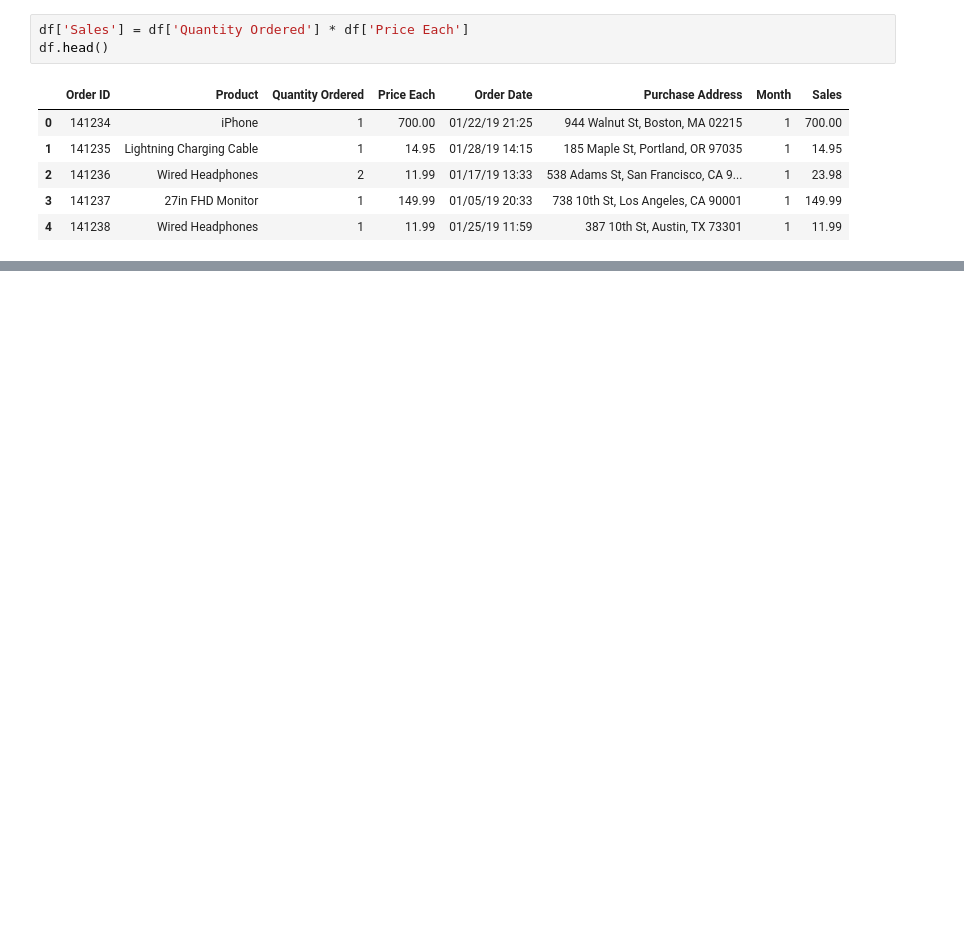
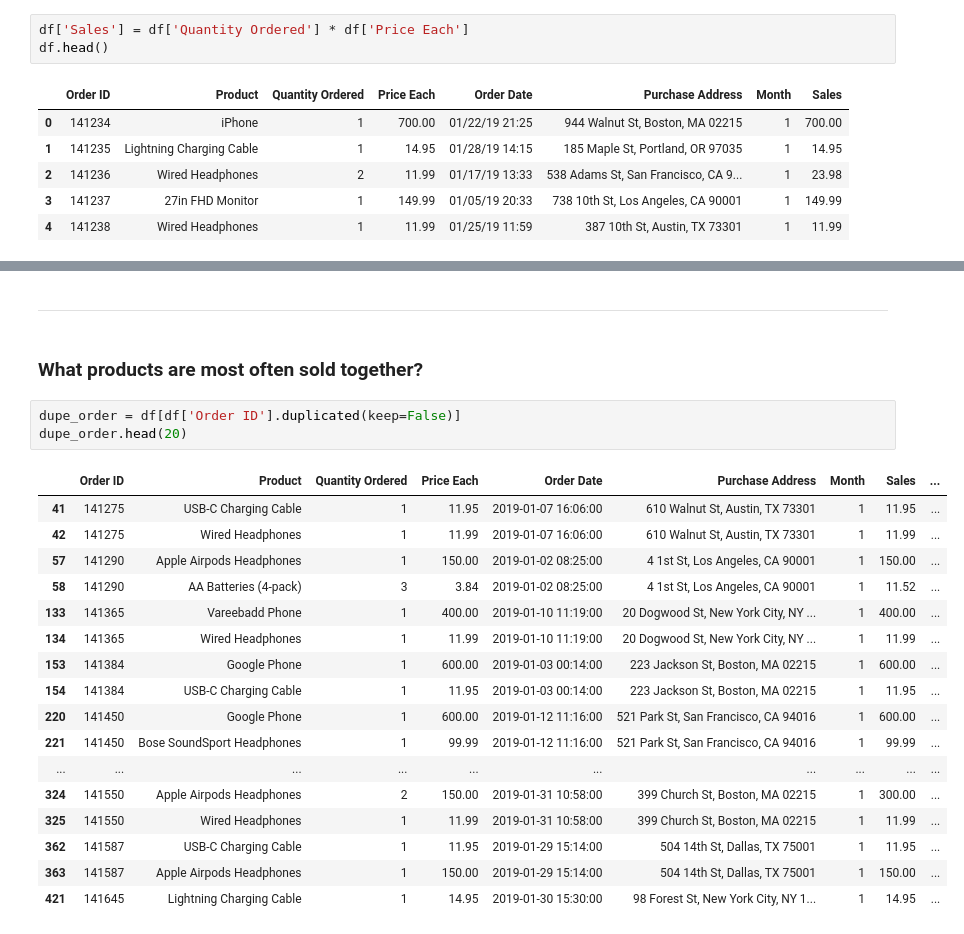
Before and after one commit to fajarslvn/data_analysis, a Jupyter notebook: sales gadget/Sales Analysis.ipynb, the cells around one changed output, grey strips where cells are left out. Cells and saved outputs as stored; diff of their text form; blank space fills up the shorter version.

```diff
--- a/sales gadget/Sales Analysis.ipynb
+++ b/sales gadget/Sales Analysis.ipynb
@@ -123,0 +242,25 @@ df.head()
+# %% [markdown]
+--------
+# %% [markdown]
+### What products are most often sold together?
+# %%
+dupe_order = df[df['Order ID'].duplicated(keep=False)]
+dupe_order.head(20)
+# %% [output]
+|  | Order ID | Product | Quantity Ordered | Price Each | Order Date | Purchase Address | Month | Sales | ... |
+| 41 | 141275 | USB-C Charging Cable | 1 | 11.95 | 2019-01-07 16:06:00 | 610 Walnut St, Austin, TX 73301 | 1 | 11.95 | ... |
+| 42 | 141275 | Wired Headphones | 1 | 11.99 | 2019-01-07 16:06:00 | 610 Walnut St, Austin, TX 73301 | 1 | 11.99 | ... |
+| 57 | 141290 | Apple Airpods Headphones | 1 | 150.00 | 2019-01-02 08:25:00 | 4 1st St, Los Angeles, CA 90001 | 1 | 150.00 | ... |
+| 58 | 141290 | AA Batteries (4-pack) | 3 | 3.84 | 2019-01-02 08:25:00 | 4 1st St, Los Angeles, CA 90001 | 1 | 11.52 | ... |
+| 133 | 141365 | Vareebadd Phone | 1 | 400.00 | 2019-01-10 11:19:00 | 20 Dogwood St, New York City, NY ... | 1 | 400.00 | ... |
+| 134 | 141365 | Wired Headphones | 1 | 11.99 | 2019-01-10 11:19:00 | 20 Dogwood St, New York City, NY ... | 1 | 11.99 | ... |
+| 153 | 141384 | Google Phone | 1 | 600.00 | 2019-01-03 00:14:00 | 223 Jackson St, Boston, MA 02215 | 1 | 600.00 | ... |
+| 154 | 141384 | USB-C Charging Cable | 1 | 11.95 | 2019-01-03 00:14:00 | 223 Jackson St, Boston, MA 02215 | 1 | 11.95 | ... |
+| 220 | 141450 | Google Phone | 1 | 600.00 | 2019-01-12 11:16:00 | 521 Park St, San Francisco, CA 94016 | 1 | 600.00 | ... |
+| 221 | 141450 | Bose SoundSport Headphones | 1 | 99.99 | 2019-01-12 11:16:00 | 521 Park St, San Francisco, CA 94016 | 1 | 99.99 | ... |
+| ... | ... | ... | ... | ... | ... | ... | ... | ... | ... |
+| 324 | 141550 | Apple Airpods Headphones | 2 | 150.00 | 2019-01-31 10:58:00 | 399 Church St, Boston, MA 02215 | 1 | 300.00 | ... |
+| 325 | 141550 | Wired Headphones | 1 | 11.99 | 2019-01-31 10:58:00 | 399 Church St, Boston, MA 02215 | 1 | 11.99 | ... |
+| 362 | 141587 | USB-C Charging Cable | 1 | 11.95 | 2019-01-29 15:14:00 | 504 14th St, Dallas, TX 75001 | 1 | 11.95 | ... |
+| 363 | 141587 | Apple Airpods Headphones | 1 | 150.00 | 2019-01-29 15:14:00 | 504 14th St, Dallas, TX 75001 | 1 | 150.00 | ... |
+| 421 | 141645 | Lightning Charging Cable | 1 | 14.95 | 2019-01-30 15:30:00 | 98 Forest St, New York City, NY 1... | 1 | 14.95 | ... |
```
Also changed, not shown: parts of 30 cells of this notebook.
